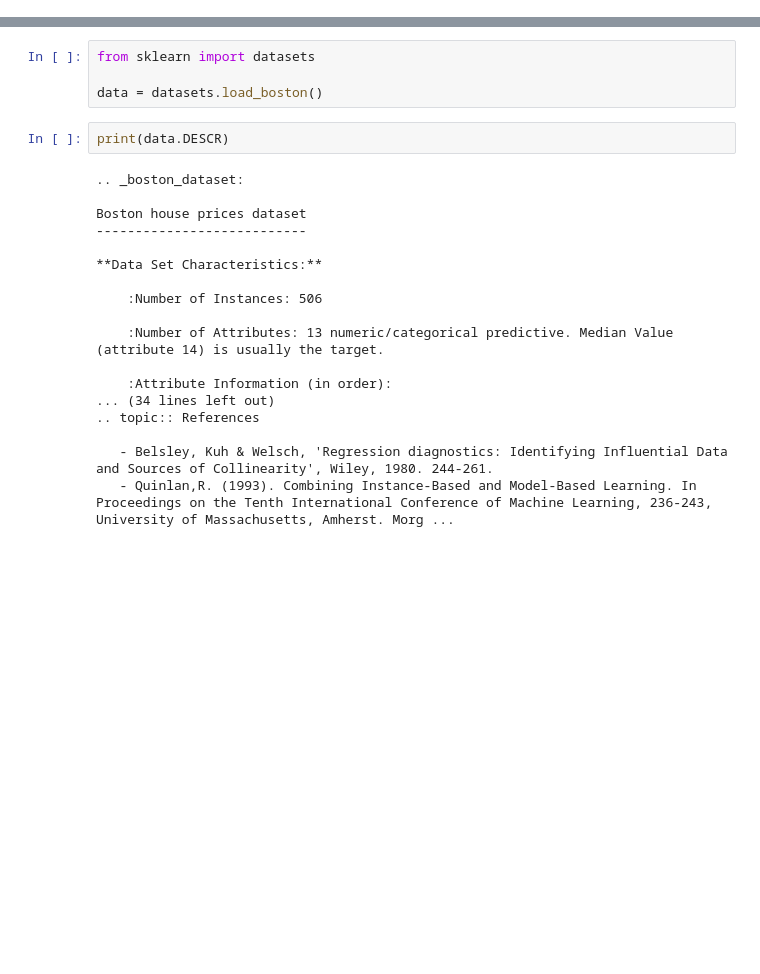
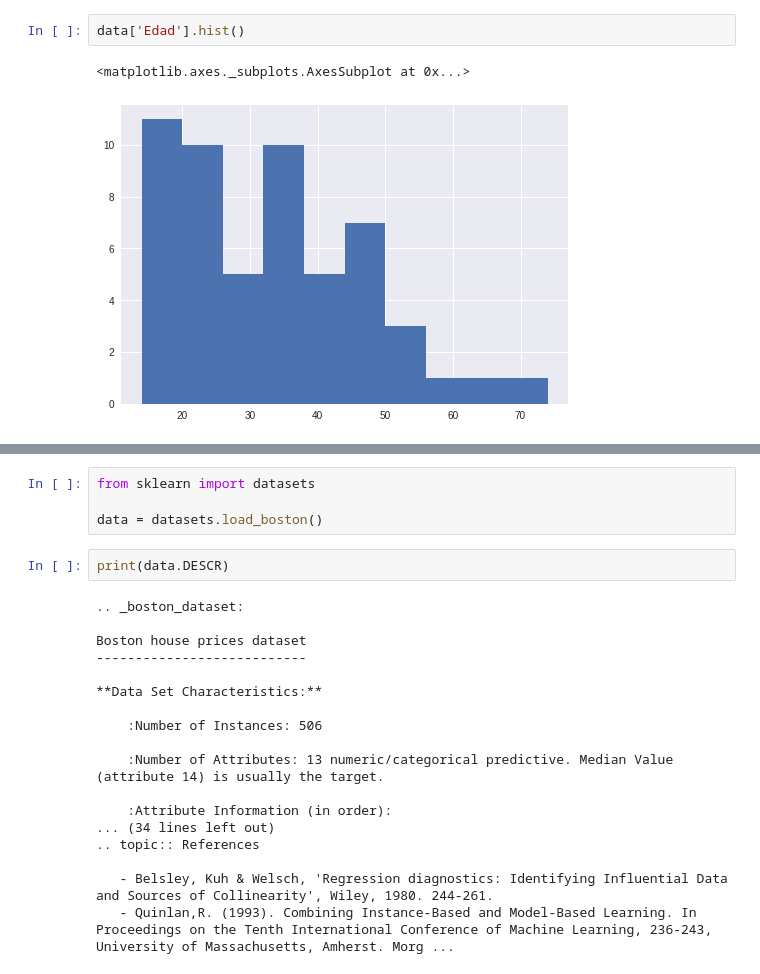
Before and after one commit to ayrtonddr/DS_taller, a Jupyter notebook: Linear_Regression.ipynb, the cells around one changed output, grey strips where cells are left out. Cells and saved outputs as stored; diff of their text form; blank space fills up the shorter version.

```diff
--- a/Linear_Regression.ipynb
+++ b/Linear_Regression.ipynb
@@ -2,0 +53,5 @@
+# %%
+data['Edad'].hist()
+# %% [output]
+<matplotlib.axes._subplots.AxesSubplot at 0x...>
+[figure, added]
```
Also changed, not shown: parts of 14 cells of this notebook.
